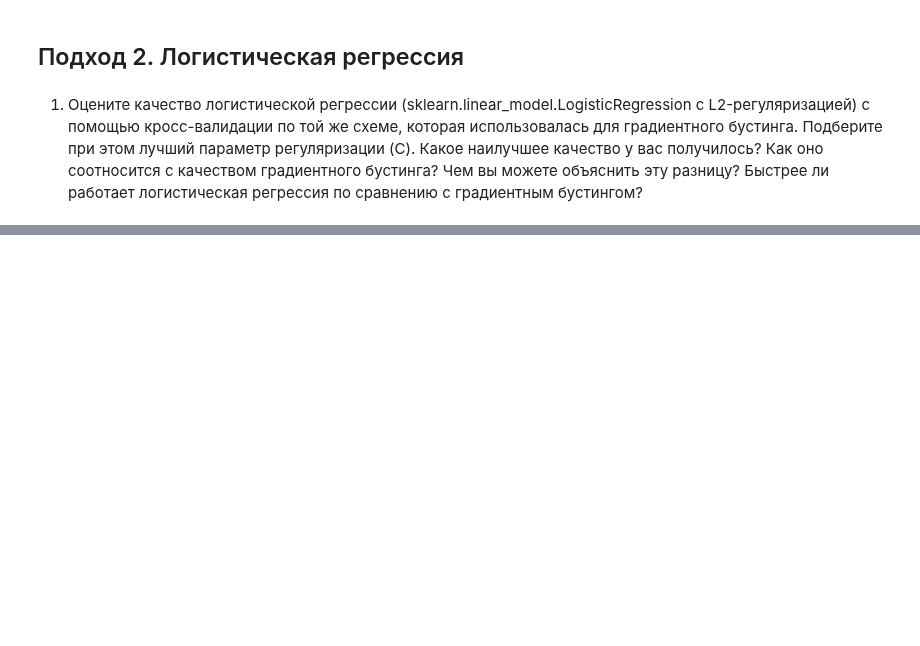
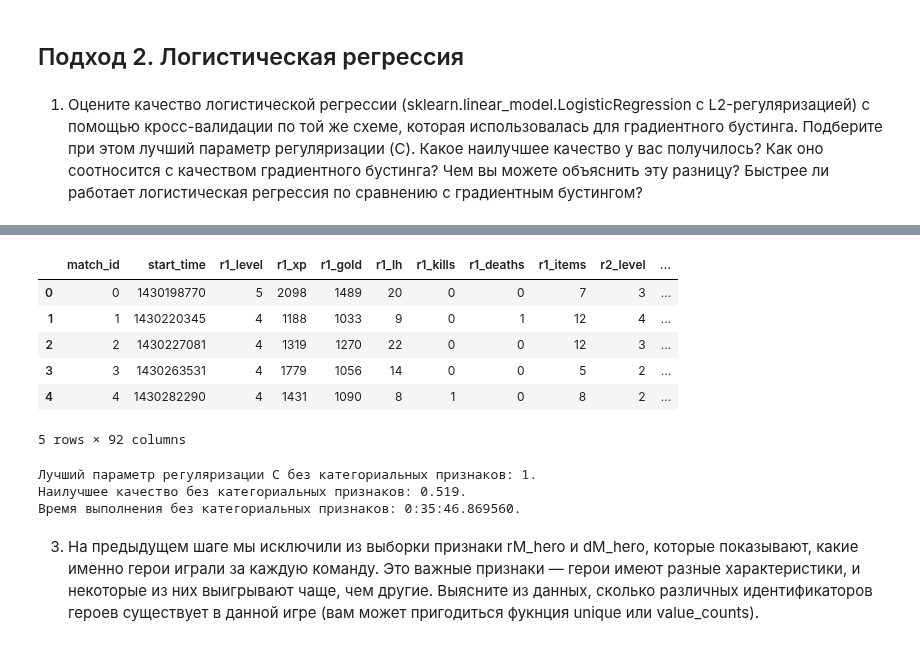
Before and after one commit to murpunk/Programming_2023, a Jupyter notebook: (МО)_final_statement_06_09_2023.ipynb, the cells around one changed output, grey strips where cells are left out. Drawn from its saved outputs; the diff is of its cells as text; code cells hidden in the pictures; blank space fills up the shorter version.

```diff
--- a/(МО)_final_statement_06_09_2023.ipynb
+++ b/(МО)_final_statement_06_09_2023.ipynb
@@ -516,8 +513,8 @@ dtype: int64
 Признаки "время приобретения предмета courier" (*dire_courier_time*) и "время приобретения предмета bottle" (*dire_bottle_time*) могут быть пустыми, потому что команда dire ещё не успела приобрести эти предметы в самом начале игры.
 # %% [markdown]
 3. Замените пропуски на нули с помощью функции fillna().
-# %%
-df.fillna(-100, inplace=True) # интернет
+# %%
+df.fillna(0, inplace=True) # хотя интернет пишет, что лучше заменять на другие значения (-1 или -100), чтобы не было путаницы с теми событиями, которые, к примеру, начались ровно в 0 минут 0 секунд
 # %% [markdown]
 4. Какой столбец содержит целевую переменную? Запишите его название.
 # %%
@@ -564,0 +607,36 @@ for trees in [10, 20, 30]:
+# %%
+categor_features_columns = ["lobby_type", "r1_hero", "r2_hero", "r3_hero", "r4_hero", "r5_hero", "d1_hero", "d2_hero", \
+                          "d3_hero", "d4_hero", "d5_hero"]
+df_without_categories = df.drop(categor_features_columns, axis=1)
+X_without_categories = df_without_categories.iloc[:, :-1]
+X_without_categories.head()
+# %% [output]
+|  | match_id | start_time | r1_level | r1_xp | r1_gold | r1_lh | r1_kills | r1_deaths | r1_items | r2_level | ... |
+| 0 | 0 | 1430198770 | 5 | 2098 | 1489 | 20 | 0 | 0 | 7 | 3 | ... |
+| 1 | 1 | 1430220345 | 4 | 1188 | 1033 | 9 | 0 | 1 | 12 | 4 | ... |
+| 2 | 2 | 1430227081 | 4 | 1319 | 1270 | 22 | 0 | 0 | 12 | 3 | ... |
+| 3 | 3 | 1430263531 | 4 | 1779 | 1056 | 14 | 0 | 0 | 5 | 2 | ... |
+| 4 | 4 | 1430282290 | 4 | 1431 | 1090 | 8 | 1 | 0 | 8 | 2 | ... |
+5 rows × 92 columns
+# %%
+kf = KFold(n_splits = 5, shuffle=True)
+C_values = [0.001, 0.01, 0.1, 1, 10, 100, 1000]
+c_best = 0
+score_best = -1000000
+for c in C_values:
+  lg_l2 = LogisticRegression(penalty="l2", C=c)
+  scores = cross_val_score(lg_l2, X_without_categories, y, cv=kf)
+  mean_score = np.median(scores)
+  if mean_score > score_best:
+        c_best = c
+        score_best = mean_score
+
+print(f"Лучший параметр регуляризации C без категориальных признаков: {c_best}.")
+print(f"Наилучшее качество без категориальных признаков: {round(score_best, 3)}.")
+print(f"Время выполнения без категориальных признаков: {datetime.datetime.now() - start_time}.")
+# %% [output]
+Лучший параметр регуляризации C без категориальных признаков: 1.
+Наилучшее качество без категориальных признаков: 0.519.
+Время выполнения без категориальных признаков: 0:35:46.869560.
+# %% [markdown]
+3. На предыдущем шаге мы исключили из выборки признаки rM_hero и dM_hero, которые показывают, какие именно герои играли за каждую команду. Это важные признаки — герои имеют разные характеристики, и некоторые из них выигрывают чаще, чем другие. Выясните из данных, сколько различных идентификаторов героев существует в данной игре (вам может пригодиться фукнция unique или value_counts).
```
Also changed, not shown: parts of 18 cells of this notebook.
